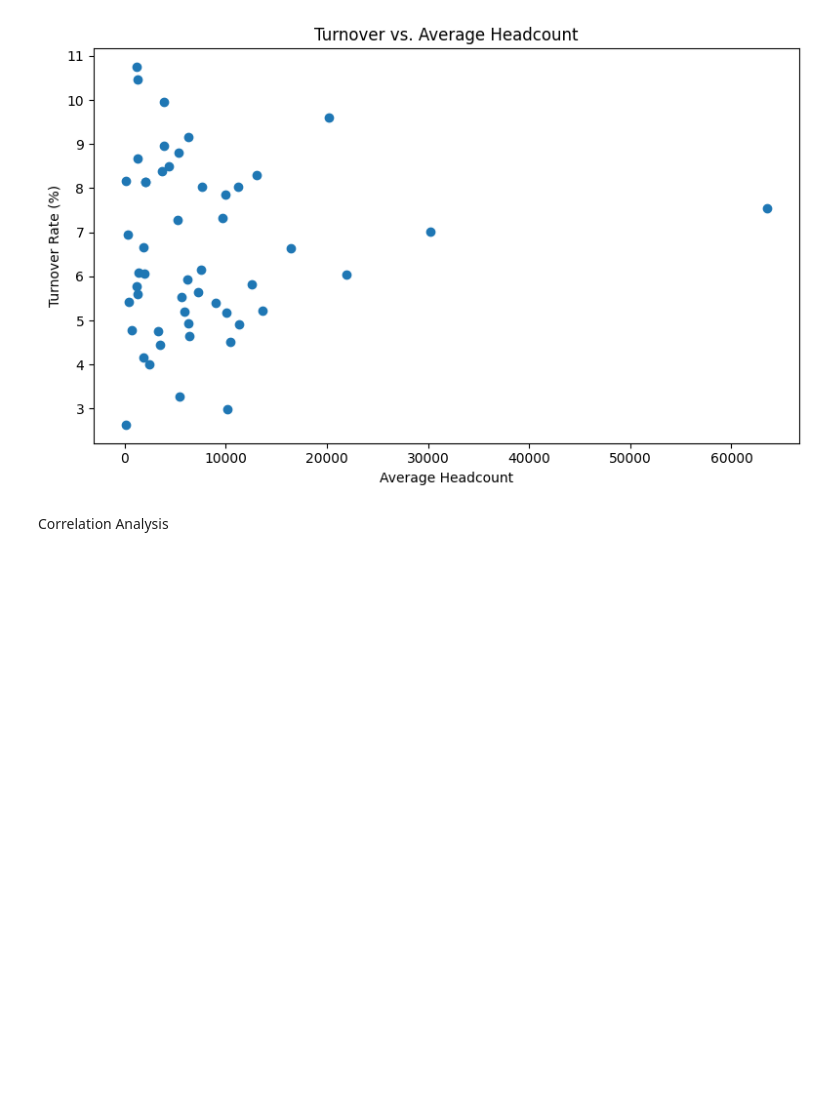
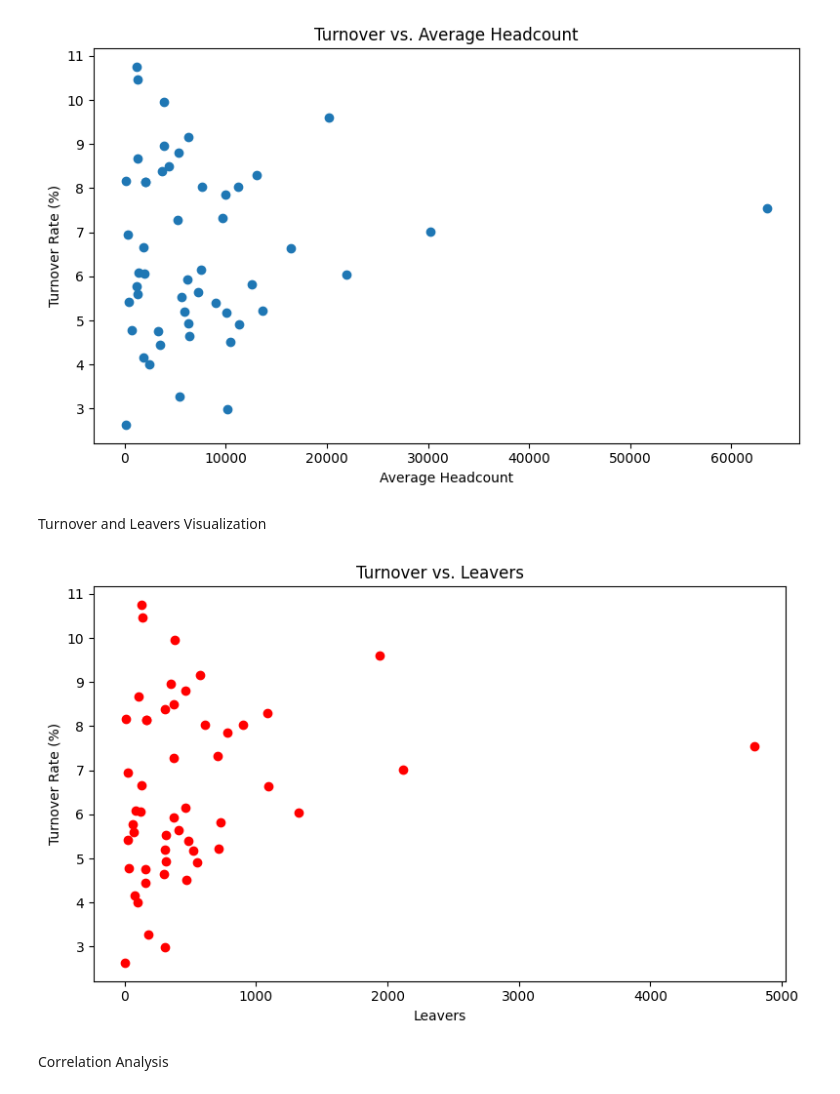
Before and after one commit to it21053528/Fiverr-Freelancing, a Jupyter notebook: aidbrogon/analysis.ipynb, the cells around one changed output. Saved outputs shown, nothing was run; the diff lists cells and outputs as text; code cells hidden in the pictures; blank space fills up the shorter version.

```diff
--- a/aidbrogon/analysis.ipynb
+++ b/aidbrogon/analysis.ipynb
@@ -69,6 +68,19 @@ plt.tight_layout()
 plt.show()
 # %% [output]
 [figure]
+# %% [markdown]
+Turnover and Leavers Visualization
+# %%
+# Turnover and Leavers Visualization
+plt.figure(figsize=(8, 5))
+plt.scatter(data['Leavers'], data['Turnover Rate'], color='red')
+plt.xlabel('Leavers')
+plt.ylabel('Turnover Rate (%)')
+plt.title('Turnover vs. Leavers')
+plt.tight_layout()
+plt.show()
+# %% [output]
+[figure, added]
 # %% [markdown]
 Correlation Analysis
 # %%
```
Also changed, not shown: parts of 1 cell of this notebook.
